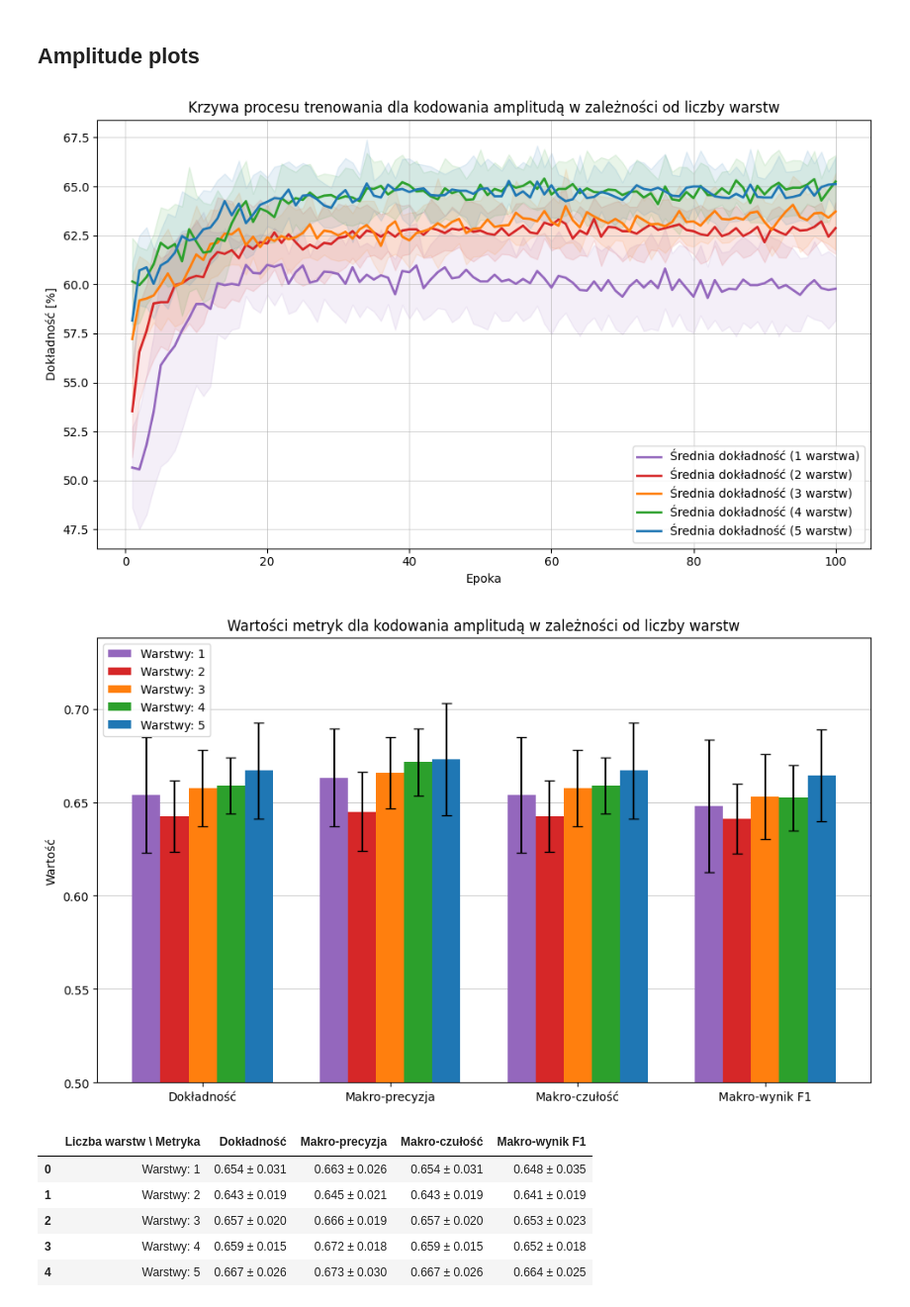
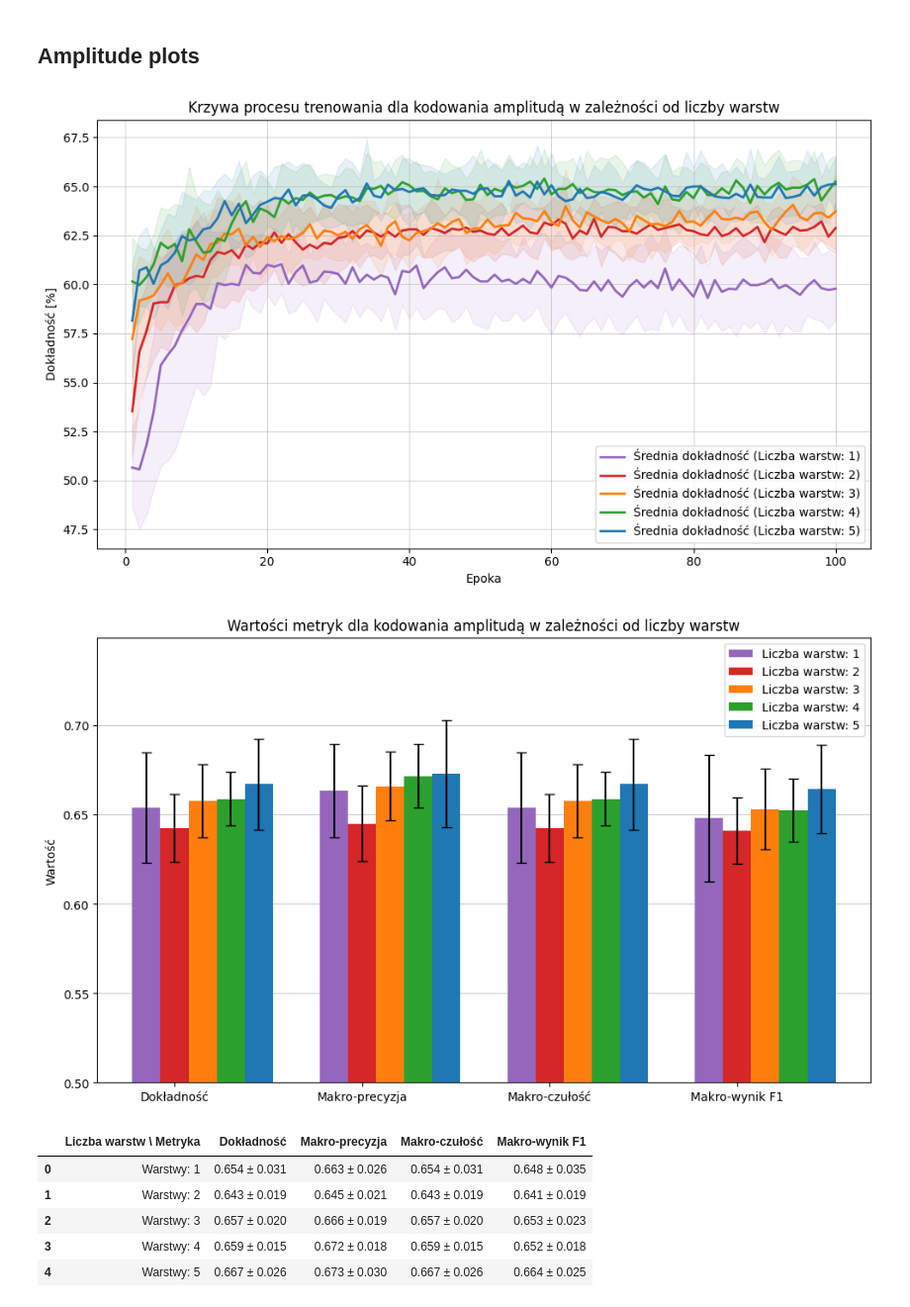
Before and after one commit to AdrianPanasiewicz/QML_for_radar_classification, a Jupyter notebook: MachineLearning/training_pipeline.ipynb, the cells around one changed output. Shown at 99% size. Drawn from its saved outputs; the diff is of its cells as text; code cells hidden in the pictures.

```diff
--- a/MachineLearning/training_pipeline.ipynb
+++ b/MachineLearning/training_pipeline.ipynb
@@ -796,7 +937,7 @@ for i in range(1, 6):
         metric_dict,
         ax=ax,
         color=colors[i-1],
-        label_suffix=f"({i} warstwa)" if i==1 else f"({i} warstw)",
+        label_suffix=f"(Liczba warstw: {i})",
         include_stds_labels=False,
         std_transparency=0.1
 
@@ -807,7 +948,7 @@ ax.set_title("Krzywa procesu trenowania dla kodowania amplitudą w zależności
 plt.tight_layout()
 plt.show()
 # %% [output]
-[figure, old version]
+[figure, new version]
 # %%
 fig, ax = plt.subplots(figsize=(10, 6))
 plotter = DataVisualizer(language="polish")
@@ -832,37 +973,37 @@ for i in range(1, 6):
     for key in metrics_keys:
         all_means[i].append(float(stats[key][0]))
         all_stds[i].append(float(stats[key][1]))
 
 x = np.arange(len(metrics_keys))
 width = 0.15
 
 for idx, i in enumerate(range(1, 6)):
-    offset = (idx - 2) * width
+    offset = (idx - 1) * width
     ax.bar(
         x + offset,
         all_means[i],
         width,
         yerr=all_stds[i],
         color=colors[idx],
         # edgecolor="gray",
         linewidth=1,
-        label=f"Warstwy: {i}",
+        label=f"Liczba warstw: {i}",
         capsize=4,
         zorder=3
     )
 
 ax.set_xticks(x)
 ax.set_xticklabels(metrics_keys_pl)
 ax.set_title("Wartości metryk dla kodowania amplitudą w zależności od liczby warstw")
 ax.set_ylabel("Wartość")
 ax.legend()
-ax.set_ylim([0.5,None])
+ax.set_ylim([0.5,0.749])
 ax.set_axisbelow(True)
 ax.grid(True, axis='y', alpha=1)
 plt.tight_layout()
 plt.show()
 # %% [output]
-[figure, old version]
+[figure, new version]
 # %%
 metrics_keys = ["accuracy", "precision", "recall", "f1"]
 sig_digits = 3
```
Also changed, not shown: parts of 19 cells of this notebook, 5 other files.
